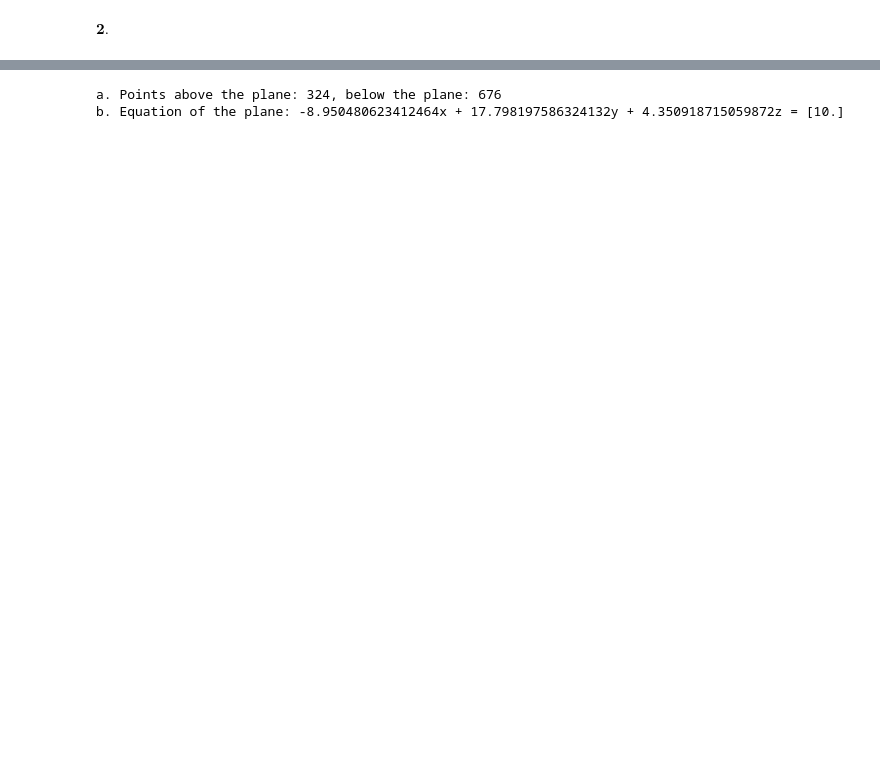
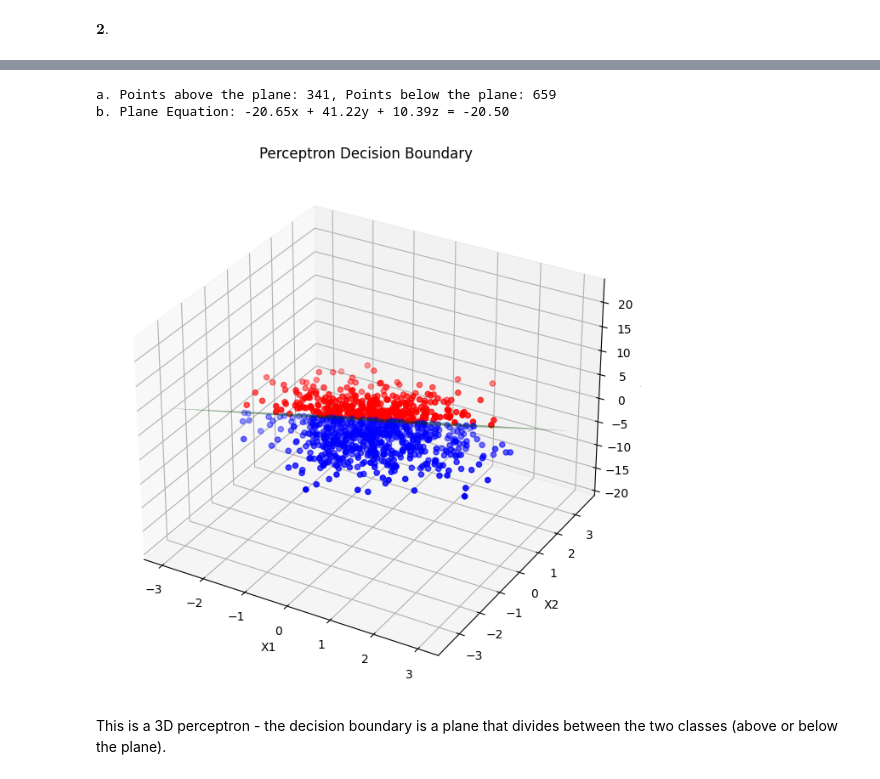
Before and after one commit to witchofizalith/MA665_HW, a Jupyter notebook: Topic10/hw10.ipynb, the cells around one changed output, grey strips where cells are left out. Cells and saved outputs as stored; diff of their text form; code cells hidden in the pictures; blank space fills up the shorter version.

```diff
--- a/Topic10/hw10.ipynb
+++ b/Topic10/hw10.ipynb
@@ -84,17 +76,62 @@ print(X_test.shape)
-# %%
-predictions = perceptron_model2.predict(X_test)
-# %%
-# a. Count the number of points above and below the plane in the testing data
-above_plane = np.sum(predictions == 1)
-below_plane = np.sum(predictions == 0)
-
-print(f"a. Points above the plane: {above_plane}, below the plane: {below_plane}")
-
-# b. Extract parameters a, b, c, d for the plane equation
-a, b, c = perceptron_model.coef_[0]
-d = -perceptron_model.intercept_
-
-print(f"b. Equation of the plane: {a}x + {b}y + {c}z = {d}")
-# %% [output]
-a. Points above the plane: 324, below the plane: 676
-b. Equation of the plane: -8.950480623412464x + 17.798197586324132y + 4.350918715059872z = [10.]
+# %%
+data = loadmat('testing_and_training_values_3.mat')
+
+# Training data
+training = data['training']
+X_train = training[:, :3]
+y_train = training[:, 3]
+
+# Testing data
+testing = data['testing']
+X_test = testing
+
+#perceptron function
+def perceptron_train(X, y, learning_rate=0.1, epochs=1000):
+    X_bias = np.column_stack((np.ones(X.shape[0]), X))
+    weights = np.full(X_bias.shape[1], 0.5)
+    for epoch in range(epochs):
+        predictions = np.heaviside(np.dot(X_bias, weights), 0)
+        weights += learning_rate * np.dot((y - predictions), X_bias)
+    return weights
+
+#train perceptron
+weights = perceptron_train(X_train, y_train)
+X_test_bias = np.column_stack((np.ones(X_test.shape[0]), X_test))
+predictions = np.heaviside(np.dot(X_test_bias, weights), 0)
+above_plane = np.sum(predictions == 1)
+below_plane = np.sum(predictions == 0)
+print(f"a. Points above the plane: {above_plane}, Points below the plane: {below_plane}")
+
+a, b, c = weights[1:4]
+d = weights[0]
+print(f"b. Plane Equation: {a:.2f}x + {b:.2f}y + {c:.2f}z = {d:.2f}")
+# %% [output]
+a. Points above the plane: 341, Points below the plane: 659
+b. Plane Equation: -20.65x + 41.22y + 10.39z = -20.50
+# %%
+#prepare test data for plotting
+X1, X2, X3 = X_test[:, 0], X_test[:, 1], X_test[:, 2]
+X_test_bias = np.column_stack((np.ones(X_test.shape[0]), X_test))
+
+#predictions
+predictions = np.heaviside(np.dot(X_test_bias, weights), 0)
+
+#plot it
+fig = plt.figure(figsize=(10, 8))
+ax = fig.add_subplot(111, projection='3d')
+ax.scatter(X1[predictions == 0], X2[predictions == 0], X3[predictions == 0], color='blue', label='Below Plane')
+ax.scatter(X1[predictions == 1], X2[predictions == 1], X3[predictions == 1], color='red', label='Above Plane')
+#make the decision boundary
+xx, yy = np.meshgrid(np.linspace(X1.min(), X1.max(), 10), np.linspace(X2.min(), X2.max(), 10))
+zz = (-weights[0] - weights[1] * xx - weights[2] * yy) / weights[3]
+#plot the decision boundary
+ax.plot_surface(xx, yy, zz, color='green', alpha=0.5, label='Decision Boundary')
+ax.set_xlabel('X1')
+ax.set_ylabel('X2')
+ax.set_zlabel('X3')
+ax.set_title('Perceptron Decision Boundary')
+plt.show()
+# %% [output]
+[figure, added]
+# %% [markdown]
+This is a 3D perceptron - the decision boundary is a plane that divides between the two classes (above or below the plane).
```
Also changed, not shown: parts of 14 cells of this notebook, 2 other files.
